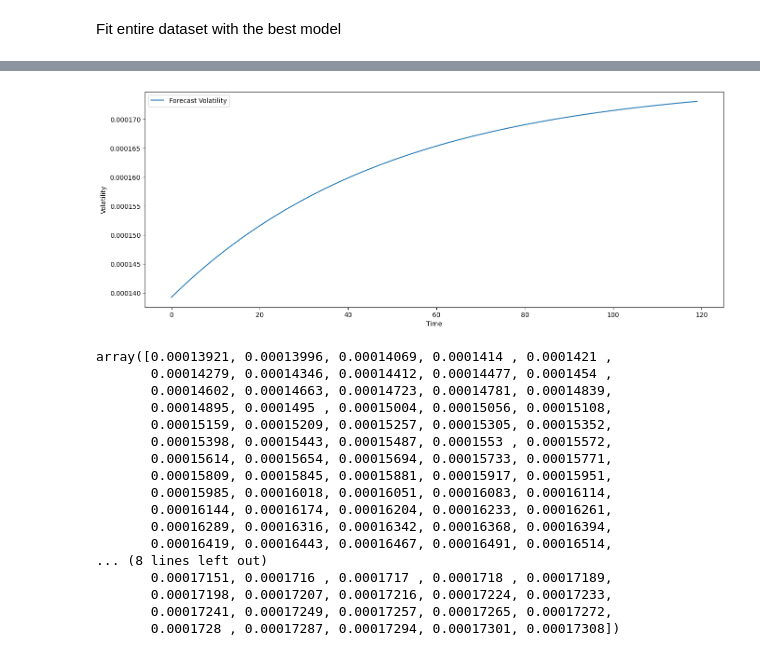
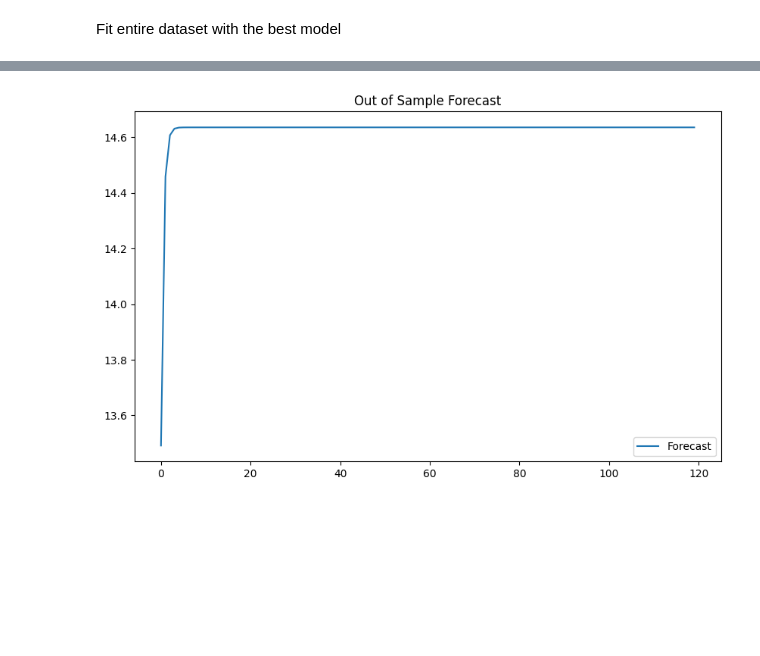
Before and after one commit to SupanutSbrc/SET50-Sharpe-Analysis, a Jupyter notebook: SET50index Vol.ipynb, the cells around one changed output, grey strips where cells are left out. Drawn from its saved outputs; the diff is of its cells as text; code cells hidden in the pictures; blank space fills up the shorter version.

```diff
--- a/SET50index Vol.ipynb
+++ b/SET50index Vol.ipynb
@@ -216,6 +137,6 @@ conclu
 # %% [markdown]
 Fit entire dataset with the best model
 # %%
-forecast_model_fit = arch_model(returns,vol="Garch",p=1,q=1).fit(disp='off')
+forecast_model_fit = arch_model(returns,vol="ARCH").fit(disp='off')
 print(forecast_model_fit.summary)
 # %% [output]
@@ -247,32 +160,14 @@ model or by setting rescale=False.
-# %%
-forecast = forecast_model_fit.forecast(horizon=120,method='analytic')
-volf = forecast.variance.values.flatten()
-import matplotlib.pyplot as plt
-plt.figure(figsize=(16,6))
-plt.plot(volf, label="Forecast Volatility")
-plt.xlabel("Time")
-plt.ylabel("Volatility")
-plt.legend()
-plt.show()
-# %% [output]
-[figure, removed]
-# %%
-volf
-# %% [output]
-array([0.00013921, 0.00013996, 0.00014069, 0.0001414 , 0.0001421 ,
-       0.00014279, 0.00014346, 0.00014412, 0.00014477, 0.0001454 ,
-       0.00014602, 0.00014663, 0.00014723, 0.00014781, 0.00014839,
-       0.00014895, 0.0001495 , 0.00015004, 0.00015056, 0.00015108,
-       0.00015159, 0.00015209, 0.00015257, 0.00015305, 0.00015352,
-       0.00015398, 0.00015443, 0.00015487, 0.0001553 , 0.00015572,
-       0.00015614, 0.00015654, 0.00015694, 0.00015733, 0.00015771,
-       0.00015809, 0.00015845, 0.00015881, 0.00015917, 0.00015951,
-       0.00015985, 0.00016018, 0.00016051, 0.00016083, 0.00016114,
-       0.00016144, 0.00016174, 0.00016204, 0.00016233, 0.00016261,
-       0.00016289, 0.00016316, 0.00016342, 0.00016368, 0.00016394,
-       0.00016419, 0.00016443, 0.00016467, 0.00016491, 0.00016514,
-... (8 lines left out)
-       0.00017151, 0.0001716 , 0.0001717 , 0.0001718 , 0.00017189,
-       0.00017198, 0.00017207, 0.00017216, 0.00017224, 0.00017233,
-       0.00017241, 0.00017249, 0.00017257, 0.00017265, 0.00017272,
-       0.0001728 , 0.00017287, 0.00017294, 0.00017301, 0.00017308])
+# %%
+forecaste = forecast_model_fit.forecast(horizon=120,method='analytic',reindex=True)
+y = forecaste.variance.values[-1,:].flatten()
+df_y = pd.DataFrame(y)
+df_y.rename(columns={df_y.columns[0]:'forecast'},inplace=True)
+df_y['forecast'] = np.sqrt(df_y['forecast']) * sqrt(252)
+# %%
+plt.figure(figsize=(10,6))
+plt.plot(df_y['forecast'],label = 'Forecast')
+plt.legend()
+plt.title('Out of Sample Forecast')
+plt.show()
+# %% [output]
+[figure, added]
```
Also changed, not shown: parts of 20 cells of this notebook, 1 other file.
